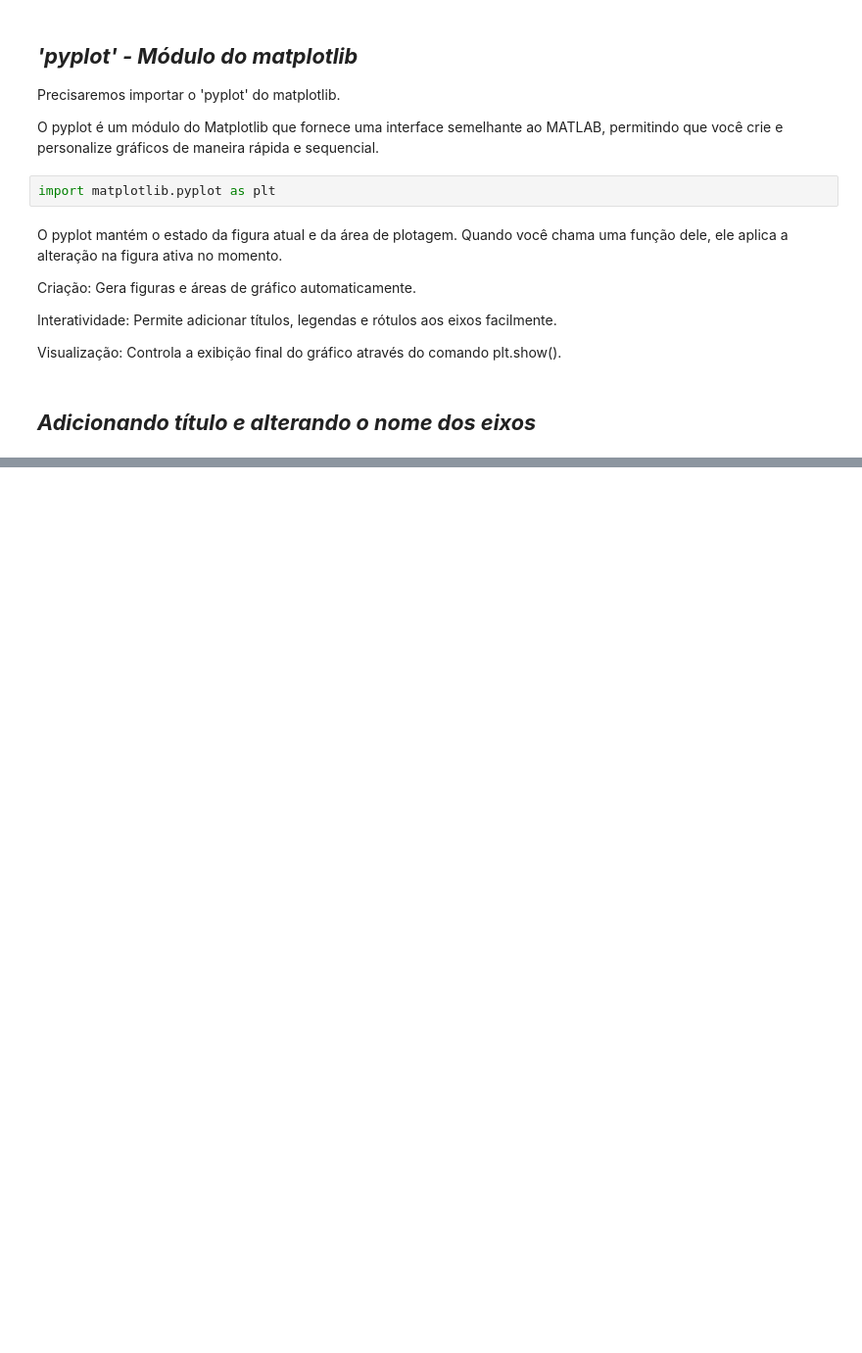
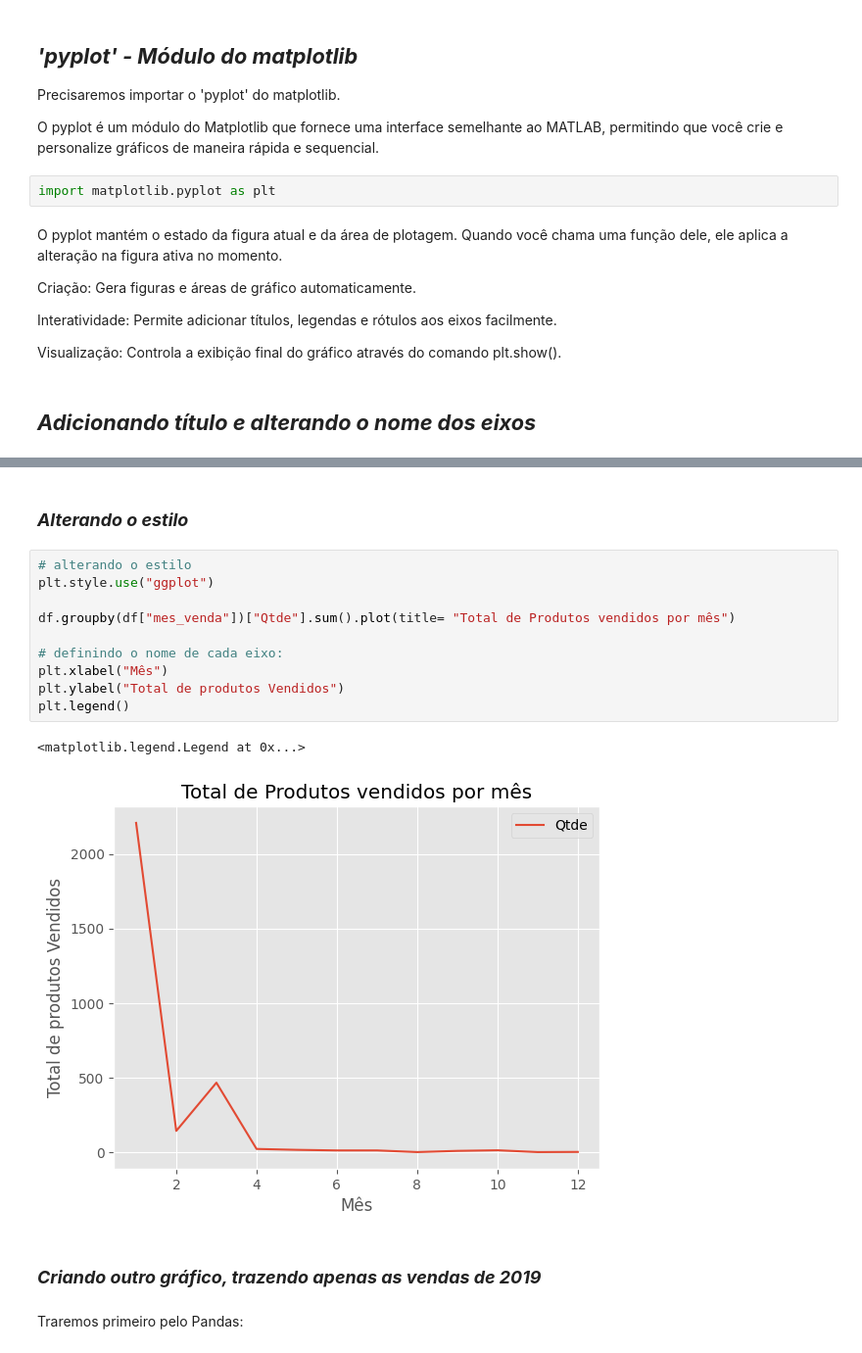
Before and after one commit to Felipe-Magalhaes-A-Carneiro/analise_de_dados-python_pandas, a Jupyter notebook: Notebooks/02-planilhas-excel.ipynb, the cells around one changed output, grey strips where cells are left out. Shown at 98% size. Saved outputs shown, nothing was run; the diff lists cells and outputs as text; blank space fills up the shorter version.

```diff
--- a/Notebooks/02-planilhas-excel.ipynb
+++ b/Notebooks/02-planilhas-excel.ipynb
@@ -601,0 +626,19 @@ df["Cidade"].value_counts().plot.bar(title = "Total vendas por Cidade")
+# %% [markdown]
+### ***Alterando o estilo***
+# %%
+# alterando o estilo
+plt.style.use("ggplot")
+
+df.groupby(df["mes_venda"])["Qtde"].sum().plot(title= "Total de Produtos vendidos por mês")
+
+# definindo o nome de cada eixo:
+plt.xlabel("Mês")
+plt.ylabel("Total de produtos Vendidos")
+plt.legend()
+# %% [output]
+<matplotlib.legend.Legend at 0x...>
+[figure, added]
+# %% [markdown]
+### ***Criando outro gráfico, trazendo  apenas as vendas de 2019***
+# %% [markdown]
+Traremos primeiro pelo Pandas:
```
Also changed, not shown: parts of 21 cells of this notebook.
